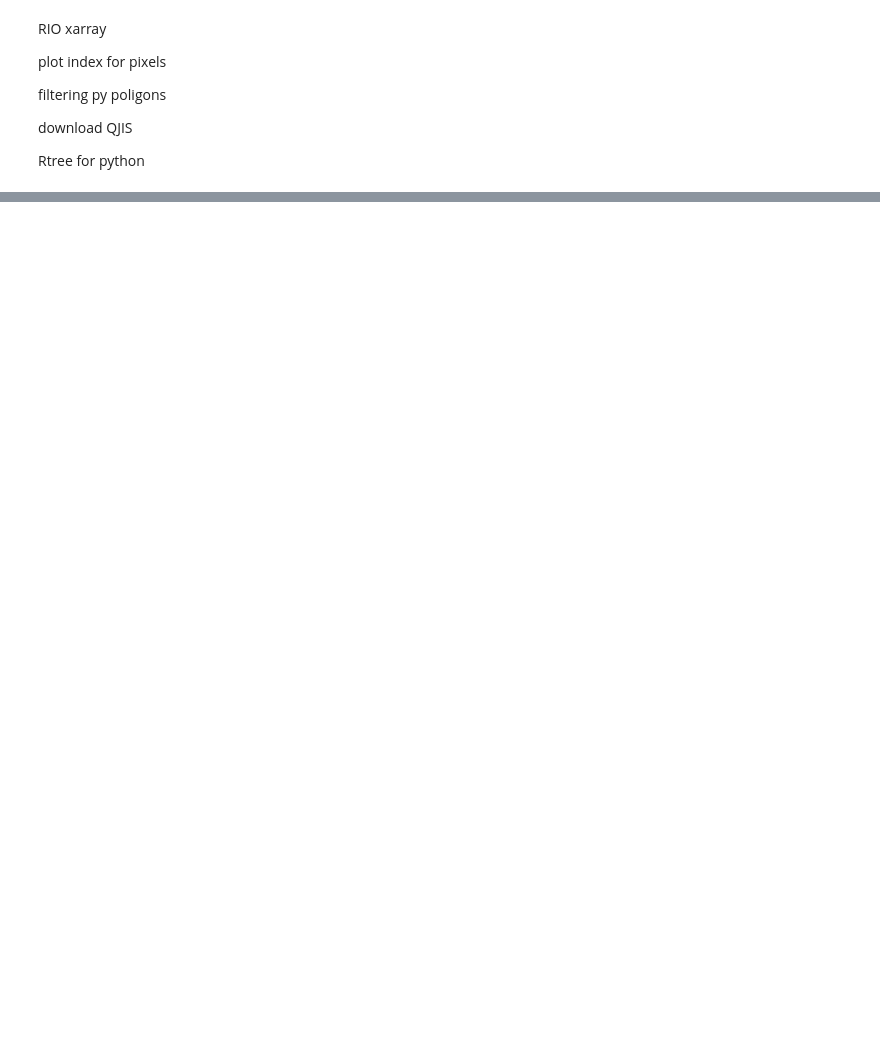
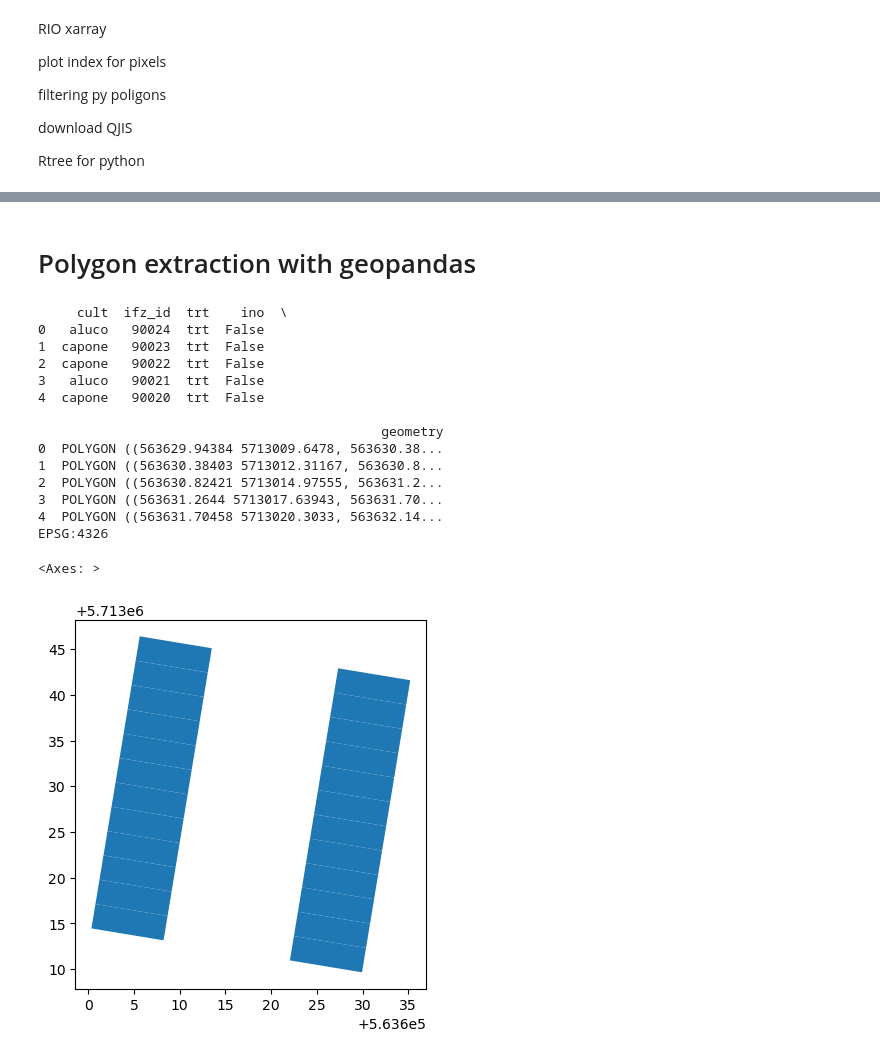
Before and after one commit to mak8427/UAV-2, a Jupyter notebook: Optimisation_Changes/Journal of improvements.ipynb, the cells around one changed output, grey strips where cells are left out. Cells and saved outputs as stored; diff of their text form; code cells hidden in the pictures; blank space fills up the shorter version.

```diff
--- a/Optimisation_Changes/Journal of improvements.ipynb
+++ b/Optimisation_Changes/Journal of improvements.ipynb
@@ -693,0 +694,33 @@ shape: (100, 20)
+# %% [markdown]
+# Polygon extraction with geopandas
+# %%
+
+
+import geopandas as gpd
+
+# Load the GPKG file
+file_path = "/run/media/mak/OS/example_data_week8/20241029_products_uav_data/20241204_oncerco_plot_polygons.gpkg"
+gdf = gpd.read_file(file_path)
+
+# Display the first few rows
+print(gdf.head())
+print(gdf.crs)
+
+gdf.plot(aspect=1)
+# %% [output]
+     cult  ifz_id  trt    ino  \
+0   aluco   90024  trt  False
+1  capone   90023  trt  False
+2  capone   90022  trt  False
+3   aluco   90021  trt  False
+4  capone   90020  trt  False
+
+                                            geometry
+0  POLYGON ((563629.94384 5713009.6478, 563630.38...
+1  POLYGON ((563630.38403 5713012.31167, 563630.8...
+2  POLYGON ((563630.82421 5713014.97555, 563631.2...
+3  POLYGON ((563631.2644 5713017.63943, 563631.70...
+4  POLYGON ((563631.70458 5713020.3033, 563632.14...
+EPSG:4326
+<Axes: >
+[figure, added]
```
Also changed, not shown: parts of 5 cells of this notebook, 1 other file.
